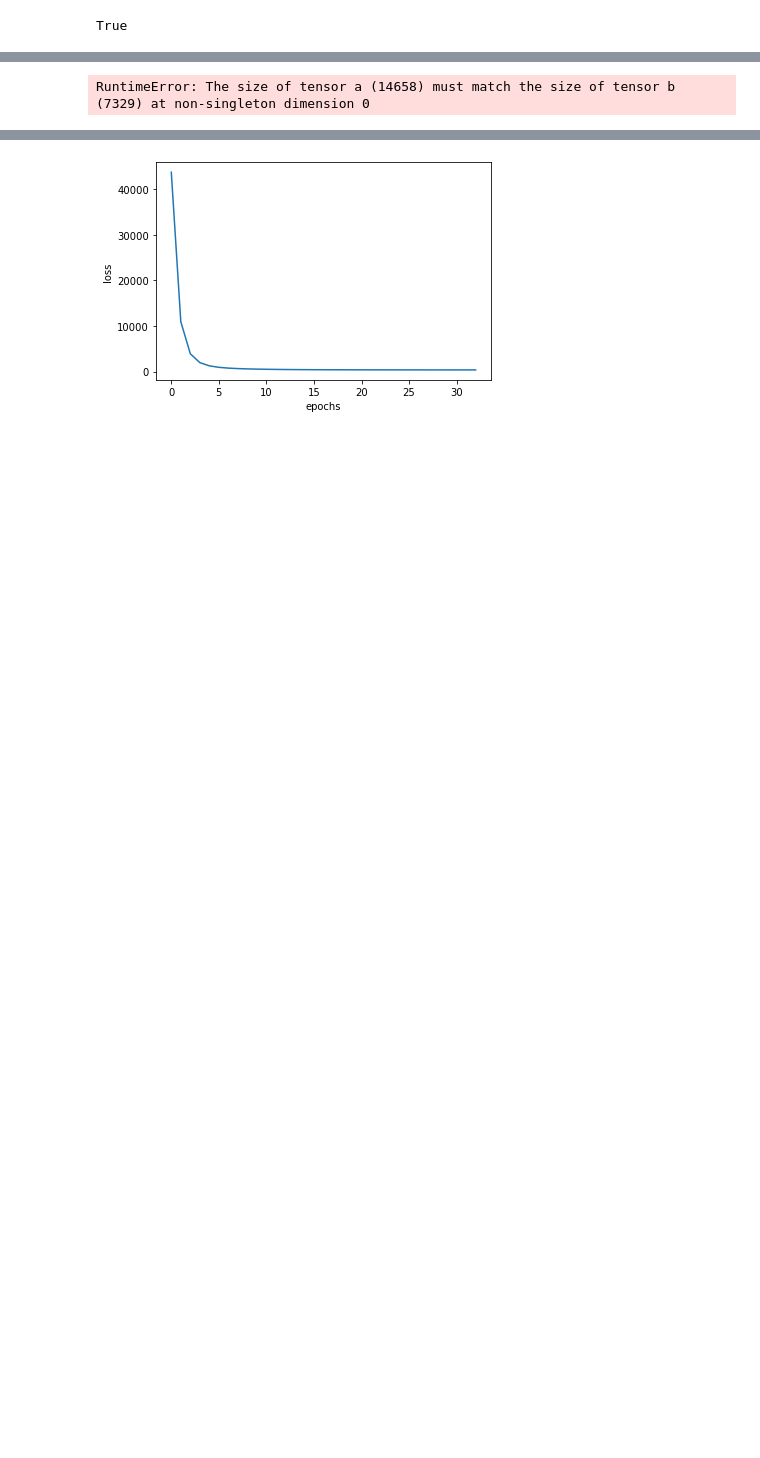
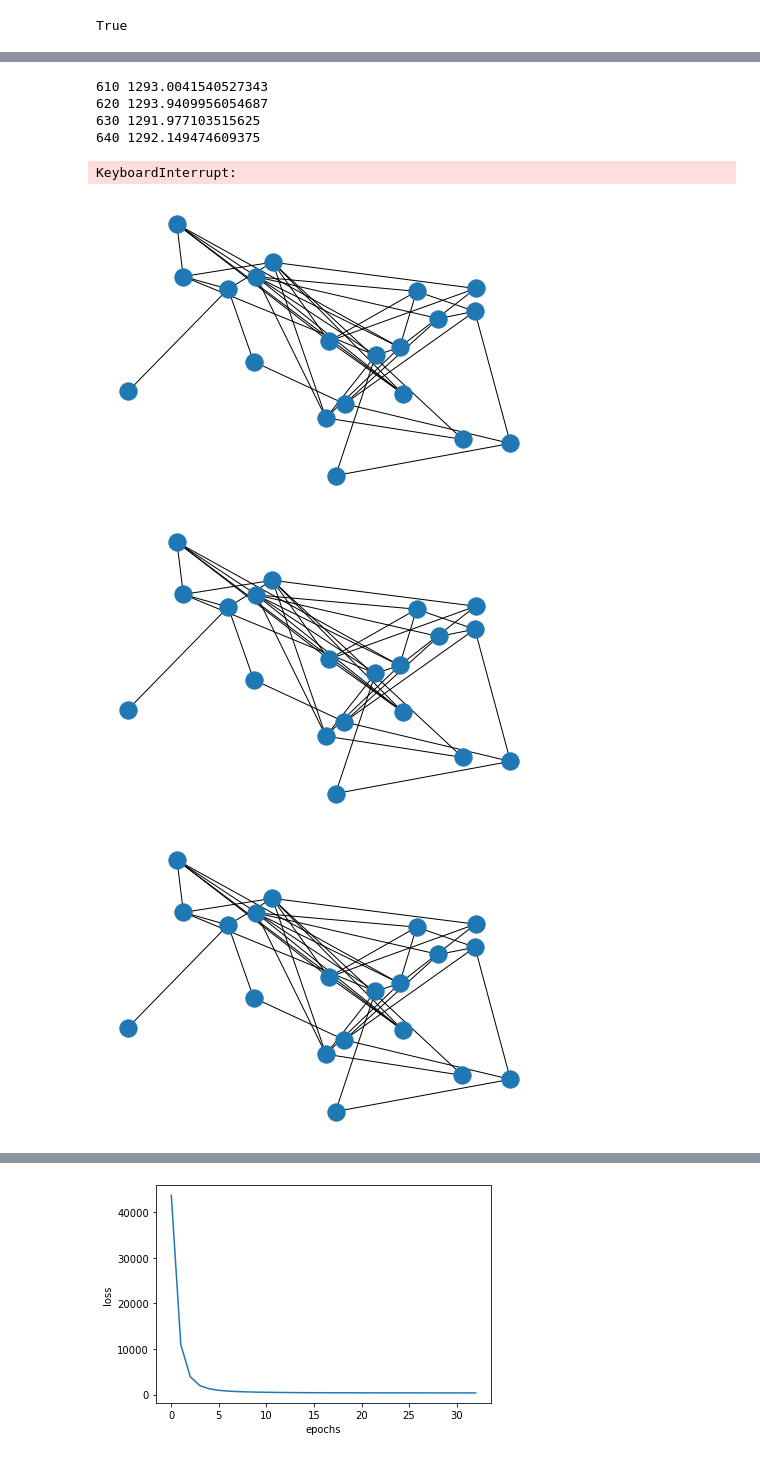
Before and after one commit to zhenxingCui/deepgd, a Jupyter notebook: gnn_stress.ipynb, the cells around one changed output, grey strips where cells are left out. Cells and saved outputs as stored; diff of their text form; code cells hidden in the pictures; blank space fills up the shorter version.

```diff
--- a/gnn_stress.ipynb
+++ b/gnn_stress.ipynb
@@ -202,22 +224,29 @@ loss_ep = []
 # %%
-start_epoch = 1
+start_epoch = 610
 num_epochs = 5000
 device = torch.device('cuda' if torch.cuda.is_available() else 'cpu')
 if start_epoch == 1:
     model = Net().to(device)
 else:
     model = torch.load(f'ckpt/epoch_{start_epoch}.pt').to(device)
 criterion = EnergyLossVectorized()
-optimizer = torch.optim.AdamW(model.parameters(), lr=0.01)
-scheduler = torch.optim.lr_scheduler.ExponentialLR(optimizer, gamma=0.99)
+optimizer = torch.optim.AdamW(model.parameters(), lr=0.000005)
+scheduler = torch.optim.lr_scheduler.StepLR(optimizer, 50, 0.5)
 for epoch in range(start_epoch, num_epochs):
     loss = train(model, criterion, optimizer,loader)
     loss_ep.append(loss)
-    scheduler.step()
+#     scheduler.step()
     if epoch % 10 == 0:
-        print(epoch, loss)
         torch.save(model, f'ckpt/epoch_{epoch}.pt')
         node_pos = evaluate(model, data_test)
         graph_vis(G_test, node_pos, f'random_30/epoch_{epoch}.png')
+        print(epoch, loss)
 # %% [output]
-RuntimeError: The size of tensor a (14658) must match the size of tensor b (7329) at non-singleton dimension 0
+610 1293.0041540527343
+620 1293.9409956054687
+630 1291.977103515625
+640 1292.149474609375
+KeyboardInterrupt:
+[figure, added]
+[figure, added]
+[figure, added]
```
Also changed, not shown: parts of 7 cells of this notebook.
